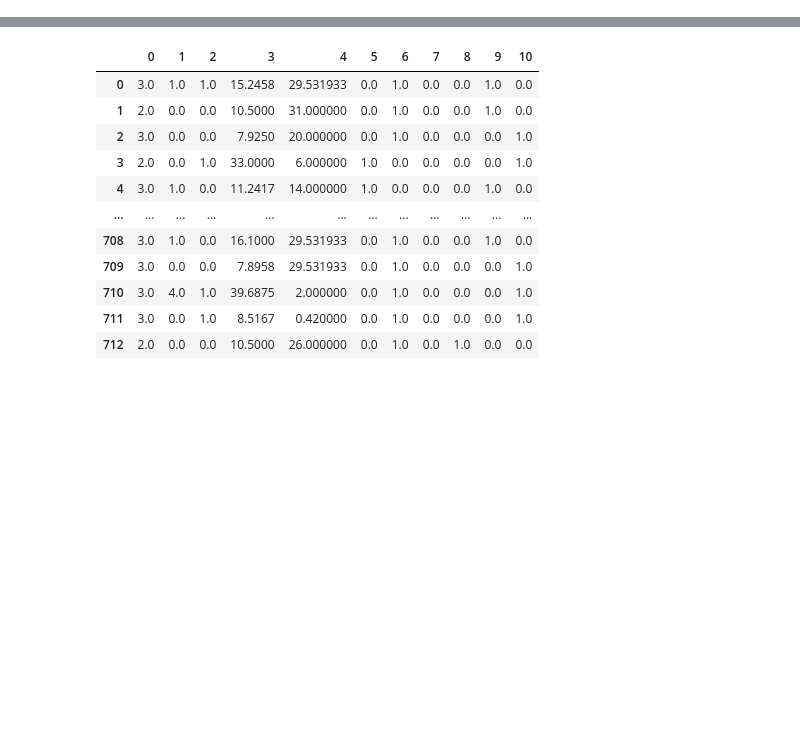
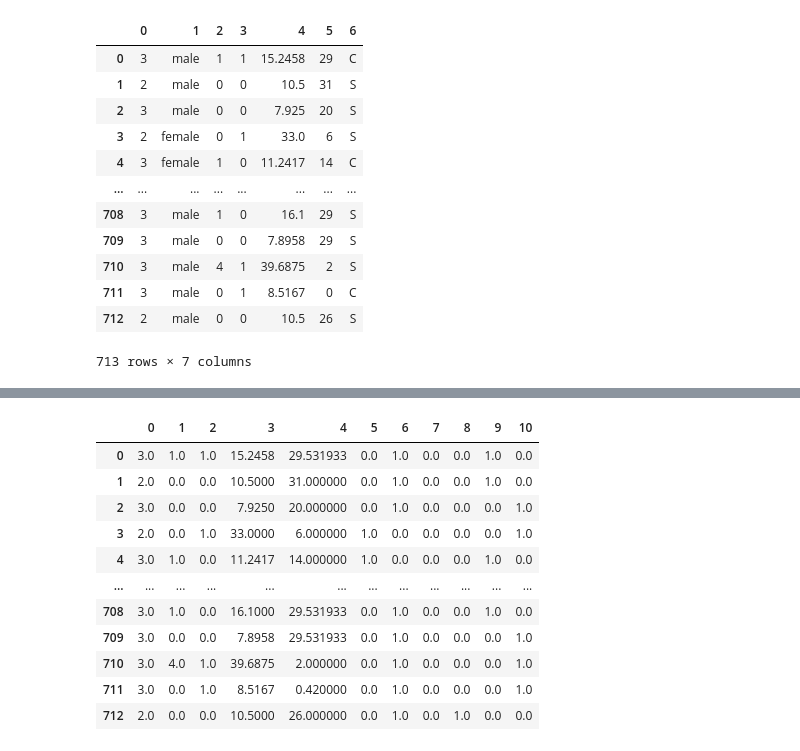
Before and after one commit to NikhilJuneja9/Machine_Learning_Pipeline, a Jupyter notebook: without_using_pipeline.ipynb, the cells around one changed output, grey strips where cells are left out. Drawn from its saved outputs; the diff is of its cells as text; code cells hidden in the pictures; blank space fills up the shorter version.

```diff
--- a/without_using_pipeline.ipynb
+++ b/without_using_pipeline.ipynb
@@ -71,7 +88,18 @@ dtype: int64
 # %%
-#concateneting the changes
-x_train_age=pd.DataFrame(si_X_train_age_imputed)
-x_train_embarked = pd.DataFrame(si_X_train_embarked_)
-x_train.drop(columns=["Age"],inplace=True)
-x_train["Age"] = si_X_train_age_imputed
+x_train = pd.DataFrame(np.concatenate((np.array(x_train),np.array(x_train_age),np.array(x_train_embarked)),axis=1))
+x_train
+# %% [output]
+|  | 0 | 1 | 2 | 3 | 4 | 5 | 6 |
+| 0 | 3 | male | 1 | 1 | 15.2458 | 29 | C |
+| 1 | 2 | male | 0 | 0 | 10.5 | 31 | S |
+| 2 | 3 | male | 0 | 0 | 7.925 | 20 | S |
+| 3 | 2 | female | 0 | 1 | 33.0 | 6 | S |
+| 4 | 3 | female | 1 | 0 | 11.2417 | 14 | C |
+| ... | ... | ... | ... | ... | ... | ... | ... |
+| 708 | 3 | male | 1 | 0 | 16.1 | 29 | S |
+| 709 | 3 | male | 0 | 0 | 7.8958 | 29 | S |
+| 710 | 3 | male | 4 | 1 | 39.6875 | 2 | S |
+| 711 | 3 | male | 0 | 1 | 8.5167 | 0 | C |
+| 712 | 2 | male | 0 | 0 | 10.5 | 26 | S |
+713 rows × 7 columns
 # %%
```
Also changed, not shown: parts of 15 cells of this notebook.
